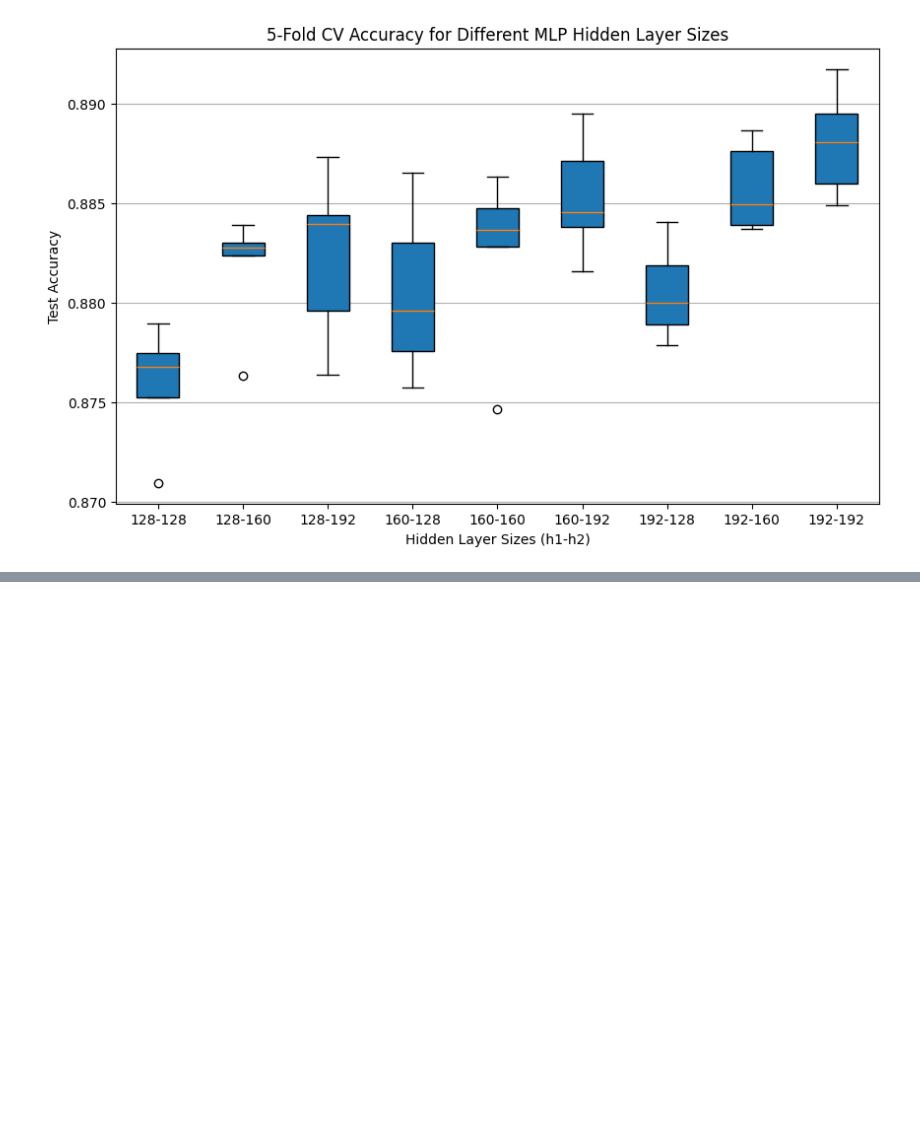
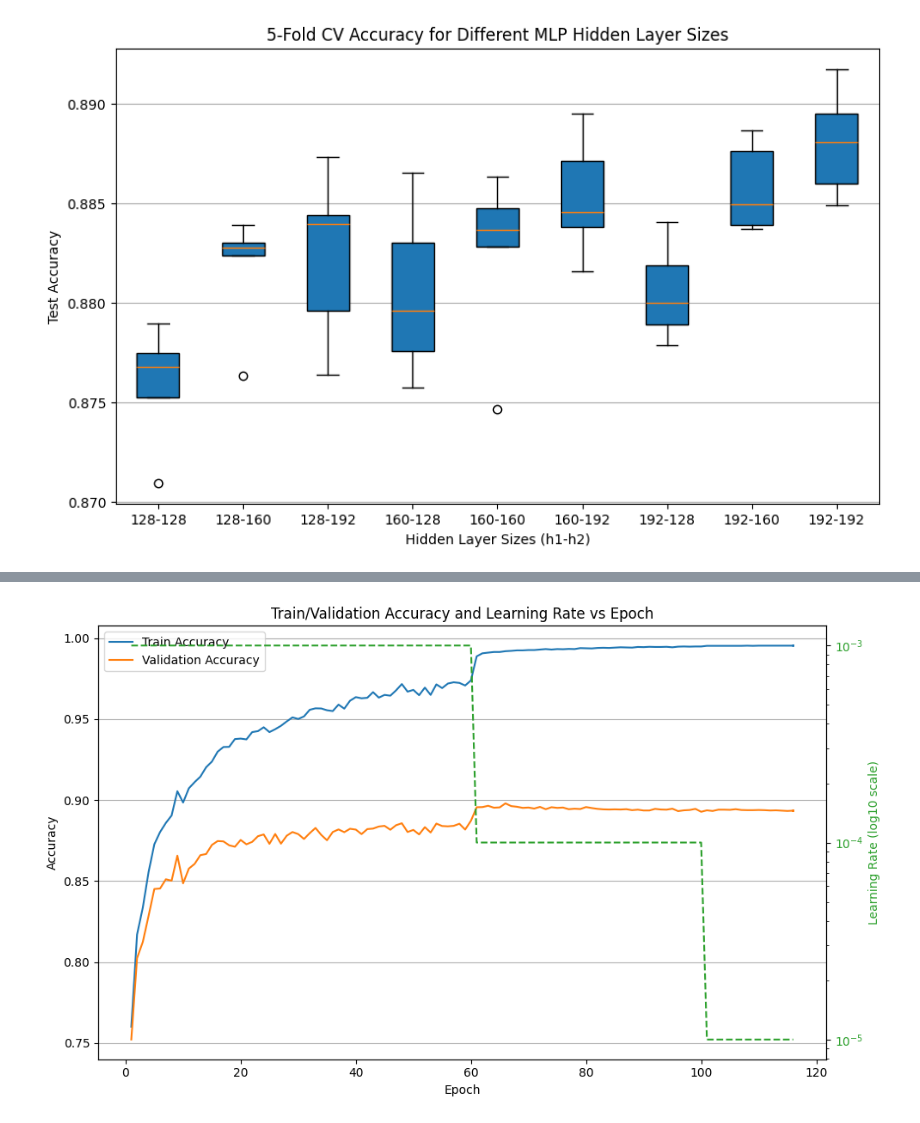
Before and after one commit to mrterminal-git/comp7703-project, a Jupyter notebook: project.ipynb, the cells around one changed output, grey strips where cells are left out. Drawn from its saved outputs; the diff is of its cells as text; code cells hidden in the pictures; blank space fills up the shorter version.

Commit message:
add: trained and plotted train curve DNN

```diff
--- a/project.ipynb
+++ b/project.ipynb
@@ -1541,0 +1663,58 @@ plt.show()
+# %%
+import re
+import matplotlib.pyplot as plt
+
+# Path to your log file
+log_path = "dnn_train_test_results.yaml"
+
+# Prepare lists
+epochs = []
+train_accs = []
+val_accs = []
+lrs = []
+
+# Regex to extract values
+epoch_re = re.compile(
+    r"Epoch (\d+), Loss: [\d\.eE+-]+, Train Acc: ([\d\.eE+-]+), Val Acc: ([\d\.eE+-]+), Learning Rate: ([\d\.eE+-]+)"
+)
+
+with open(log_path, "r") as f:
+    for line in f:
+        match = epoch_re.search(line)
+        if match:
+            epoch = int(match.group(1))
+            train_acc = float(match.group(2))
+            val_acc = float(match.group(3))
+            lr = float(match.group(4))
+            epochs.append(epoch)
+            train_accs.append(train_acc)
+            val_accs.append(val_acc)
+            lrs.append(lr)
+
+# Plot
+fig, ax1 = plt.subplots(figsize=(10, 6))
+
+color1 = 'tab:blue'
+color2 = 'tab:orange'
+color3 = 'tab:green'
+
+# Plot train/val accuracy
+ax1.plot(epochs, train_accs, label='Train Accuracy', color=color1)
+ax1.plot(epochs, val_accs, label='Validation Accuracy', color=color2)
+ax1.set_xlabel('Epoch')
+ax1.set_ylabel('Accuracy')
+ax1.legend(loc='upper left')
+ax1.grid(True, axis='y')
+
+# Plot learning rate on right y-axis (log10 scale)
+ax2 = ax1.twinx()
+ax2.plot(epochs, lrs, label='Learning Rate', color=color3, linestyle='--')
+ax2.set_ylabel('Learning Rate (log10 scale)', color=color3)
+ax2.tick_params(axis='y', labelcolor=color3)
+ax2.set_yscale('log')
+
+plt.title('Train/Validation Accuracy and Learning Rate vs Epoch')
+plt.tight_layout()
+plt.show()
+# %% [output]
+[figure, added]
```
Also changed, not shown: parts of 5 cells of this notebook, 9 other files.
